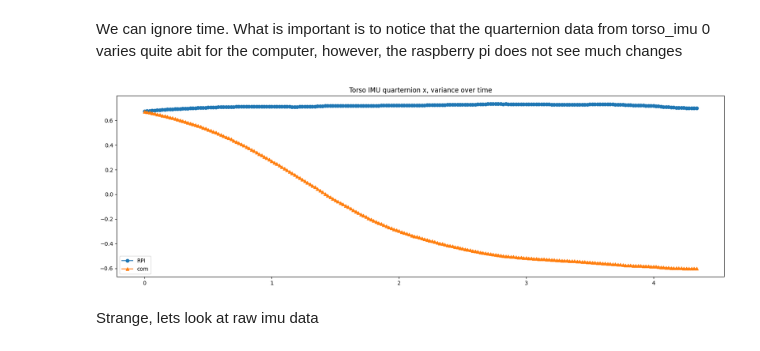
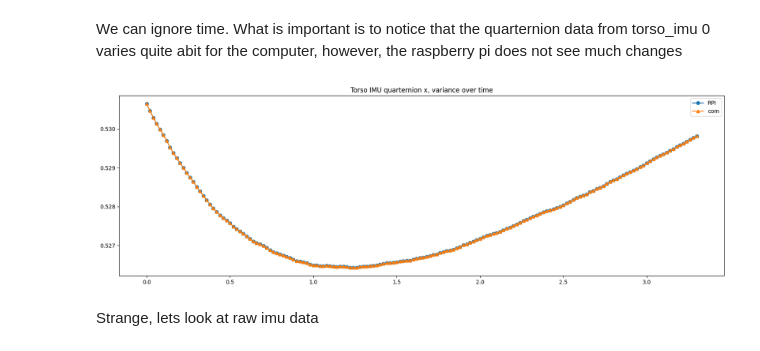
Before and after one commit to flamerten/UpperBody-Visualisation, a Jupyter notebook: ProcessData/Comparison.ipynb, the cells around one changed output. Cells and saved outputs as stored; diff of their text form; code cells hidden in the pictures.

```diff
--- a/ProcessData/Comparison.ipynb
+++ b/ProcessData/Comparison.ipynb
@@ -68,8 +58,8 @@ plt.show()
 # %% [markdown]
 Comparing the quarternion files
 # %%
-rpi_quat = pd.read_csv(r"C:\Users\chris\Documents\Visualisation\Opensim\Results\23-04-03_1757\tiny_file.sto",sep='\t',skiprows=5)
-com_quat = pd.read_csv(r"C:\Users\chris\Documents\Visualisation\Opensim\Results\23-04-03_1757\new_tiny_file.sto",sep='\t',skiprows=5)
+rpi_quat = pd.read_csv(r"C:\Users\chris\Documents\Visualisation\Opensim\Results\23-04-05_1143\tiny_file.sto",sep='\t',skiprows=5)
+com_quat = pd.read_csv(r"C:\Users\chris\Documents\Visualisation\Opensim\Results\23-04-05_1143\generated_quat_file.sto",sep='\t',skiprows=5)
 # %%
 rpi_quat.head()
 # %% [output]
@@ -180,19 +156,19 @@ quat_range.sort_values(by=['com'],ascending=False).head()
 We can ignore time. What is important is to notice that the quarternion data from torso_imu 0 varies quite abit for the computer, however, the raspberry pi does not see much changes
 # %%
 
-X = com_numer['time']
-y_values = ['torso_imu 0']
+x = rpi_numer['time']
+y_values = ['pelvis_imu 0']
 plt.figure(figsize=(20,6))
 
 for value in y_values:
     plt.plot(x,rpi_numer[value],label = 'RPI',marker= "o")
-    plt.plot(x,com_numer[value],label = 'com',marker= "^")
+    plt.plot(x,com_numer[value][:-1],label = 'com',marker= "^")
 
 plt.title("Torso IMU quarternion x, variance over time")
 plt.legend()
 plt.show()
 # %% [output]
-[figure, old version]
+[figure, new version]
 # %% [markdown]
 Strange, lets look at raw imu data
 # %%
```
Also changed, not shown: parts of 11 cells of this notebook, 4 other files.
